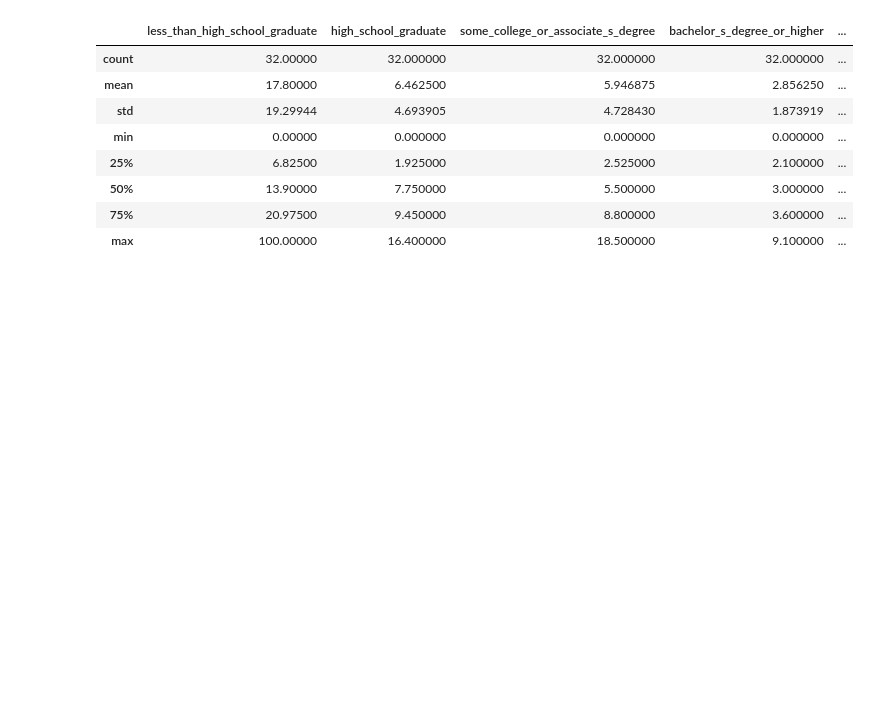
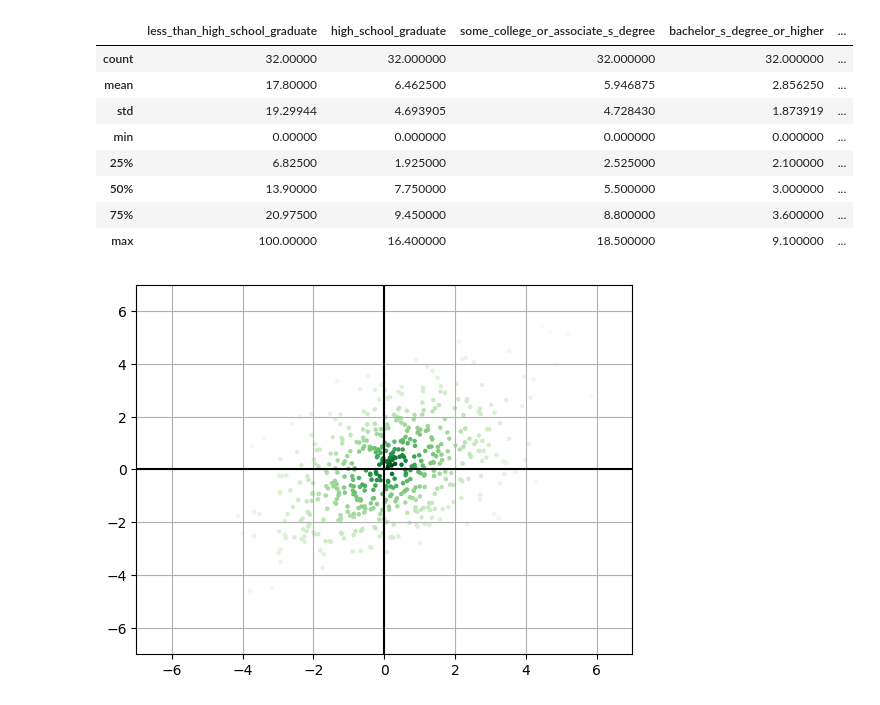
Before and after one commit to indibi/TensorAnomalyDetection, a Jupyter notebook: testbench/NYTaxiData.ipynb, the cells around one changed output. Cells and saved outputs as stored; diff of their text form; code cells hidden in the pictures; blank space fills up the shorter version.

Commit message:
Python code implementation is done halfway for the outlying score. Some experiment scripts in the matlab code for the outlying score is done.

```diff
--- a/testbench/NYTaxiData.ipynb
+++ b/testbench/NYTaxiData.ipynb
@@ -21,0 +28,20 @@ df.describe()
+# %%
+nos = 500
+rng = np.random.default_rng(10)
+cov = np.array([[3,1.5],[1.5,3]])
+mean = np.array([0,0])
+sn = rng.multivariate_normal(mean,cov,nos).T
+of = np.zeros((nos,1))
+for i in range(nos):
+    of[i] = 1/(1+vector_outlying_score(sn[:,i],sn))
+# %%
+sizelim = 7
+fig, axe = plt.subplots(1,1)
+axe.scatter(sn[0,:],sn[1,:],s=5, c=of, cmap='Greens')
+axe.vlines(0,ymin=-sizelim,ymax=sizelim,colors='k')
+axe.hlines(0,xmin=-sizelim,xmax=sizelim,colors='k')
+axe.set_xlim(-sizelim,sizelim)
+axe.set_ylim(-sizelim,sizelim)
+axe.grid()
+# %% [output]
+[figure, added]
```
Also changed, not shown: parts of 6 cells of this notebook, 14 other files.
